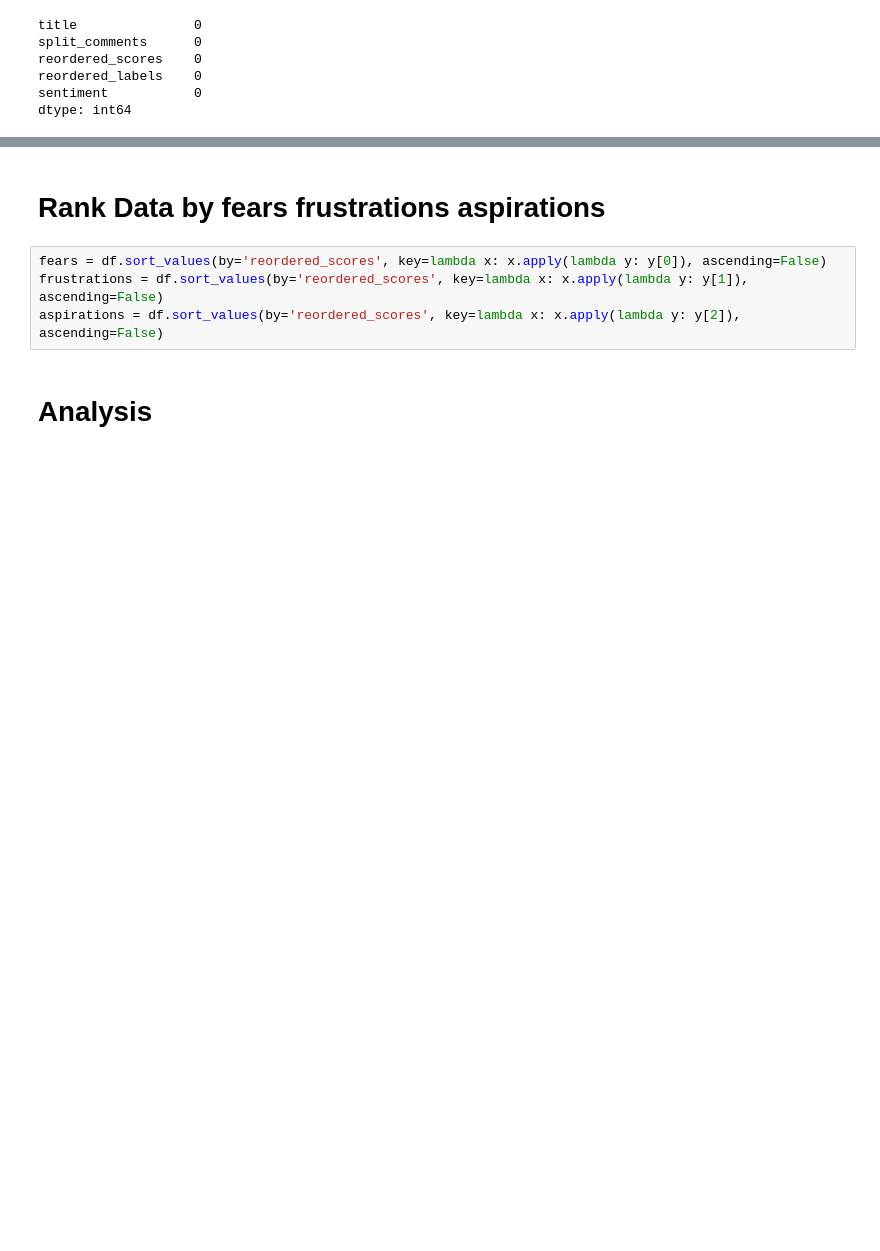
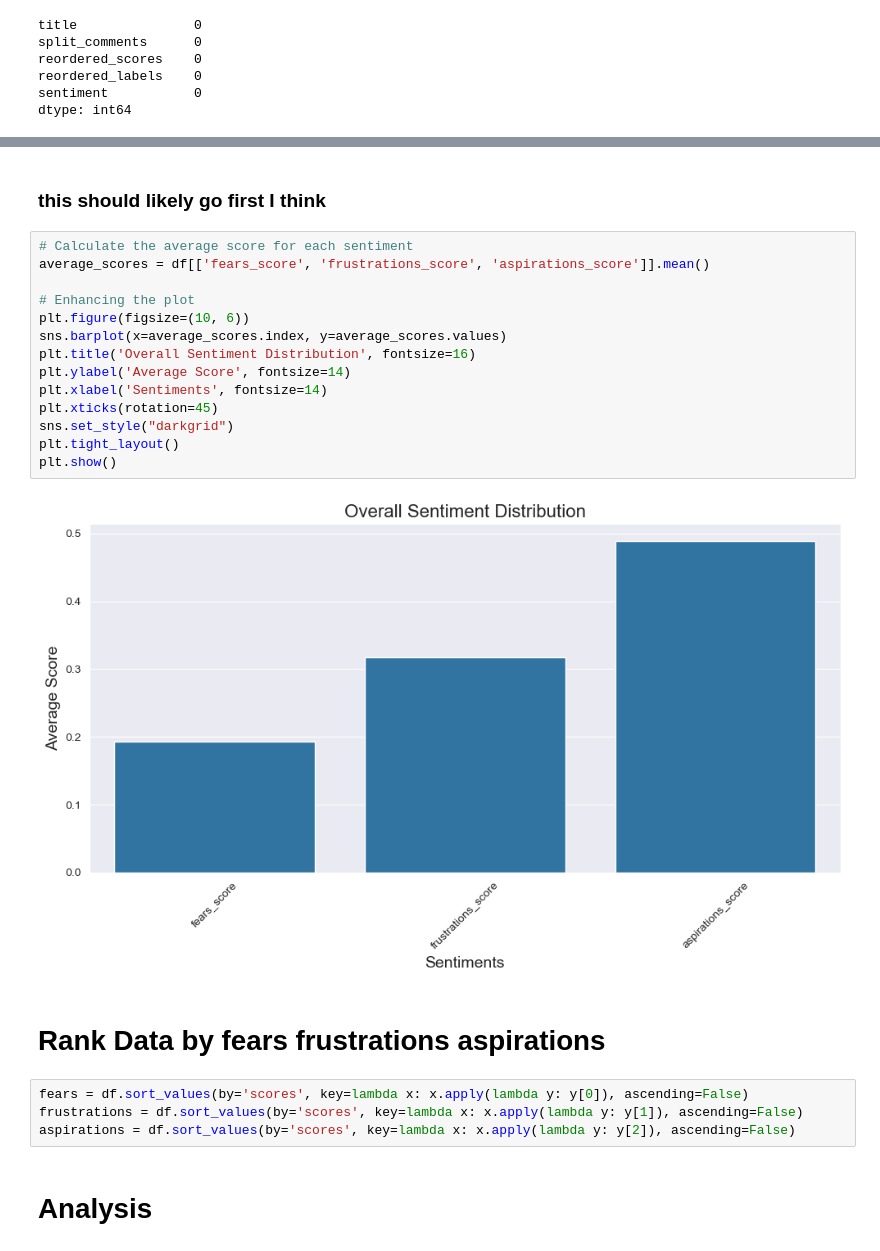
Before and after one commit to SiddhantG11/YouTube_Analysis, a Jupyter notebook: analysis.ipynb, the cells around one changed output, grey strips where cells are left out. Cells and saved outputs as stored; diff of their text form; blank space fills up the shorter version.

```diff
--- a/analysis.ipynb
+++ b/analysis.ipynb
@@ -31,9 +97,27 @@ df['reordered_scores'] = df['reordered_scores'].apply((lambda x: ast.literal_eva
+# %% [markdown]
+### this should likely go first I think
+# %%
+# Calculate the average score for each sentiment
+average_scores = df[['fears_score', 'frustrations_score', 'aspirations_score']].mean()
+
+# Enhancing the plot
+plt.figure(figsize=(10, 6))
+sns.barplot(x=average_scores.index, y=average_scores.values)
+plt.title('Overall Sentiment Distribution', fontsize=16)
+plt.ylabel('Average Score', fontsize=14)
+plt.xlabel('Sentiments', fontsize=14)
+plt.xticks(rotation=45)
+sns.set_style("darkgrid")
+plt.tight_layout()
+plt.show()
+# %% [output]
+[figure, added]
 # %% [markdown]
 # Rank Data by fears frustrations aspirations
 # %%
-fears = df.sort_values(by='reordered_scores', key=lambda x: x.apply(lambda y: y[0]), ascending=False)
-frustrations = df.sort_values(by='reordered_scores', key=lambda x: x.apply(lambda y: y[1]), ascending=False)
-aspirations = df.sort_values(by='reordered_scores', key=lambda x: x.apply(lambda y: y[2]), ascending=False)
+fears = df.sort_values(by='scores', key=lambda x: x.apply(lambda y: y[0]), ascending=False)
+frustrations = df.sort_values(by='scores', key=lambda x: x.apply(lambda y: y[1]), ascending=False)
+aspirations = df.sort_values(by='scores', key=lambda x: x.apply(lambda y: y[2]), ascending=False)
 # %% [markdown]
 # Analysis
 # %%
```
Also changed, not shown: parts of 16 cells of this notebook.
